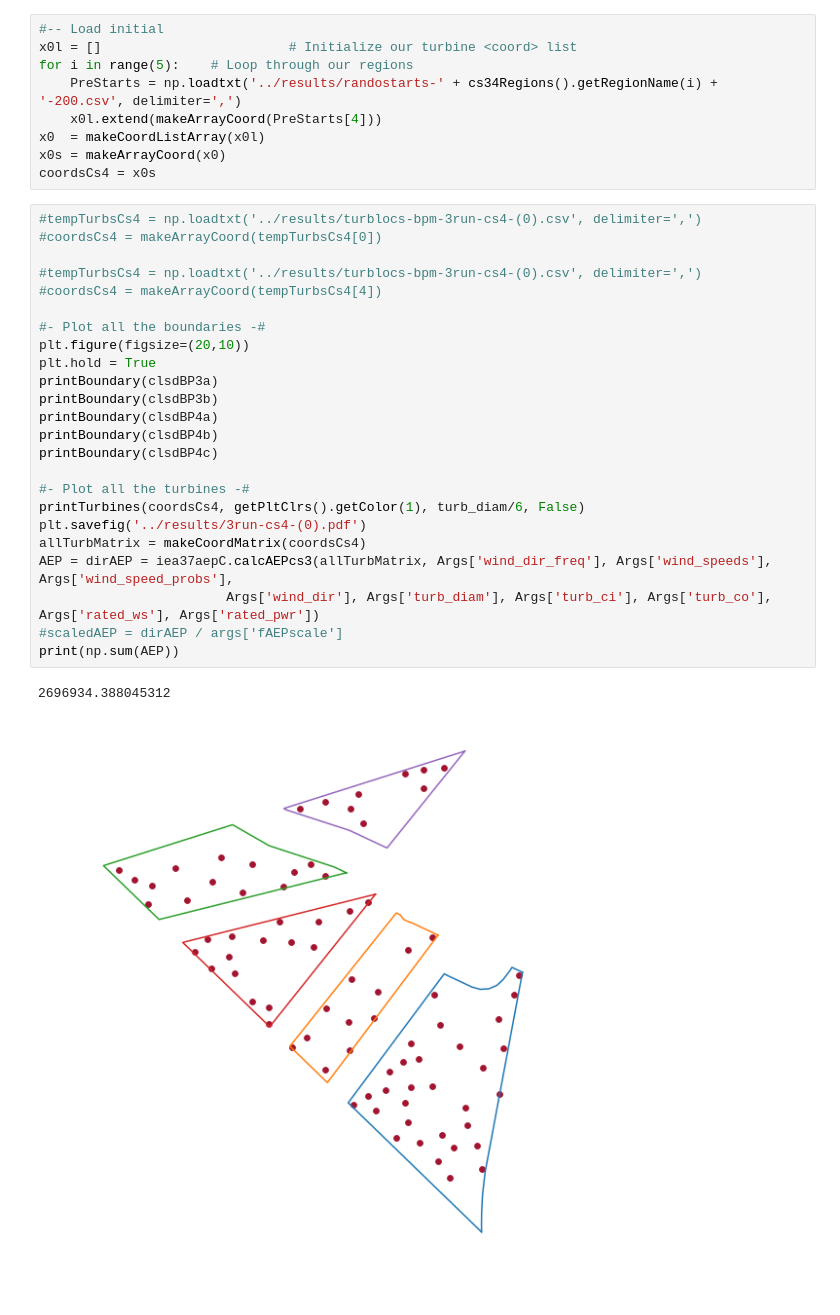
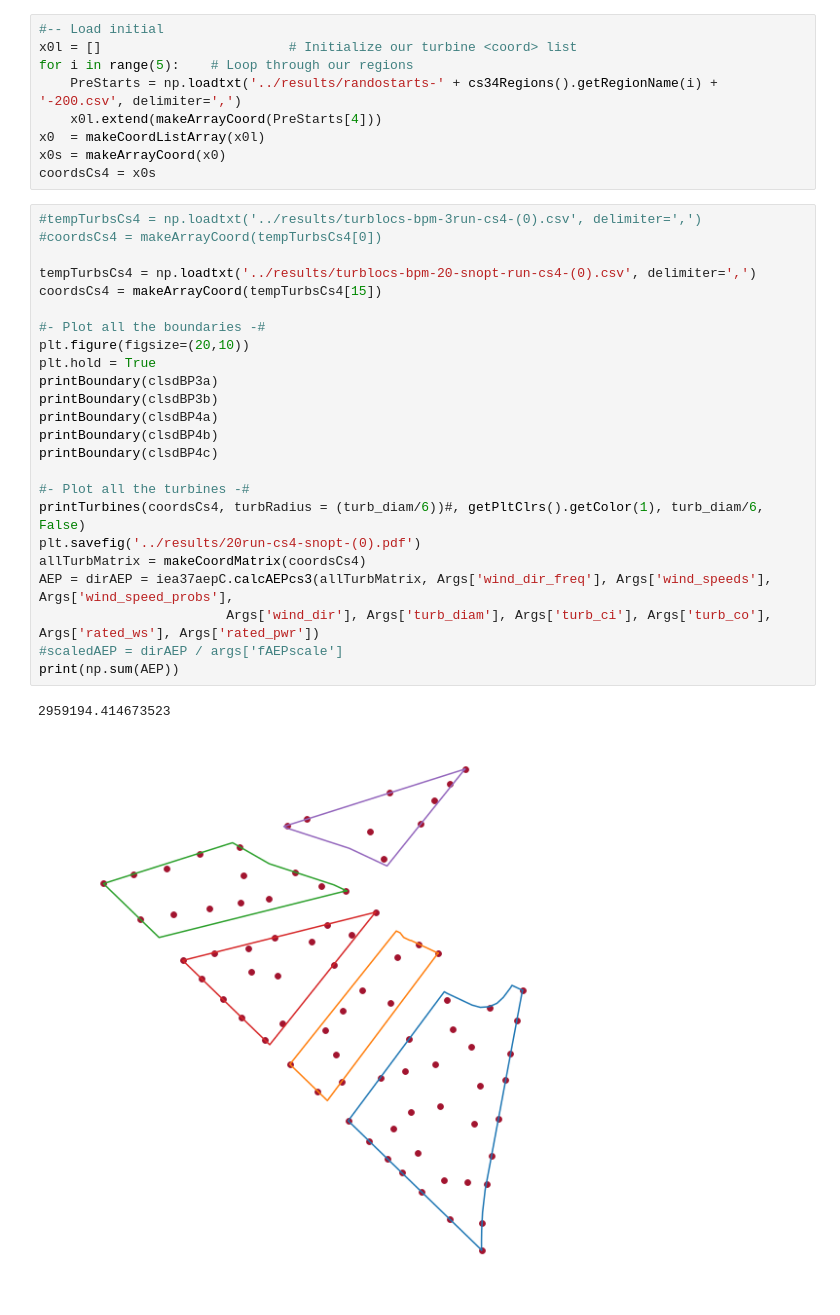
Before and after one commit to byuflowlab/iea37-casestudies-extrafiles, a Jupyter notebook: cs3-4/optimo-attempt-baker/notebook-scipy/Lab Meeting.ipynb, the cells around one changed output. Drawn from its saved outputs; the diff is of its cells as text.

```diff
--- a/cs3-4/optimo-attempt-baker/notebook-scipy/Lab Meeting.ipynb
+++ b/cs3-4/optimo-attempt-baker/notebook-scipy/Lab Meeting.ipynb
@@ -51,27 +52,27 @@ coordsCs4 = x0s
 # %%
 #tempTurbsCs4 = np.loadtxt('../results/turblocs-bpm-3run-cs4-(0).csv', delimiter=',')
 #coordsCs4 = makeArrayCoord(tempTurbsCs4[0])
 
-#tempTurbsCs4 = np.loadtxt('../results/turblocs-bpm-3run-cs4-(0).csv', delimiter=',')
-#coordsCs4 = makeArrayCoord(tempTurbsCs4[4])
+tempTurbsCs4 = np.loadtxt('../results/turblocs-bpm-20-snopt-run-cs4-(0).csv', delimiter=',')
+coordsCs4 = makeArrayCoord(tempTurbsCs4[15])
 
 #- Plot all the boundaries -#
 plt.figure(figsize=(20,10))
 plt.hold = True
 printBoundary(clsdBP3a)
 printBoundary(clsdBP3b)
 printBoundary(clsdBP4a)
 printBoundary(clsdBP4b)
 printBoundary(clsdBP4c)
 
 #- Plot all the turbines -#
-printTurbines(coordsCs4, getPltClrs().getColor(1), turb_diam/6, False)
-plt.savefig('../results/3run-cs4-(0).pdf')
+printTurbines(coordsCs4, turbRadius = (turb_diam/6))#, getPltClrs().getColor(1), turb_diam/6, False)
+plt.savefig('../results/20run-cs4-snopt-(0).pdf')
 allTurbMatrix = makeCoordMatrix(coordsCs4)
 AEP = dirAEP = iea37aepC.calcAEPcs3(allTurbMatrix, Args['wind_dir_freq'], Args['wind_speeds'], Args['wind_speed_probs'],
                         Args['wind_dir'], Args['turb_diam'], Args['turb_ci'], Args['turb_co'], Args['rated_ws'], Args['rated_pwr'])
 #scaledAEP = dirAEP / args['fAEPscale']
 print(np.sum(AEP))
 # %% [output]
-2696934.388045312
+2959194.414673523
-[figure, old version]
+[figure, new version]
```
Also changed, not shown: parts of 2 cells of this notebook, 17 other files.
